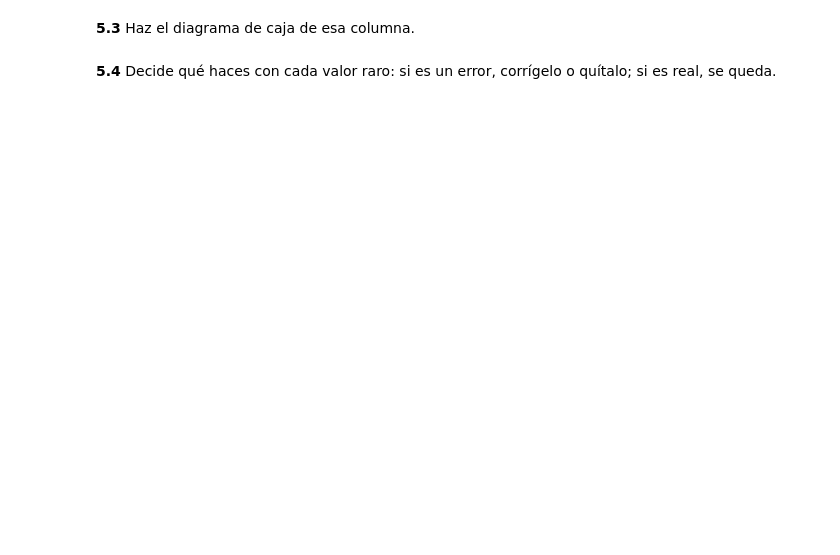
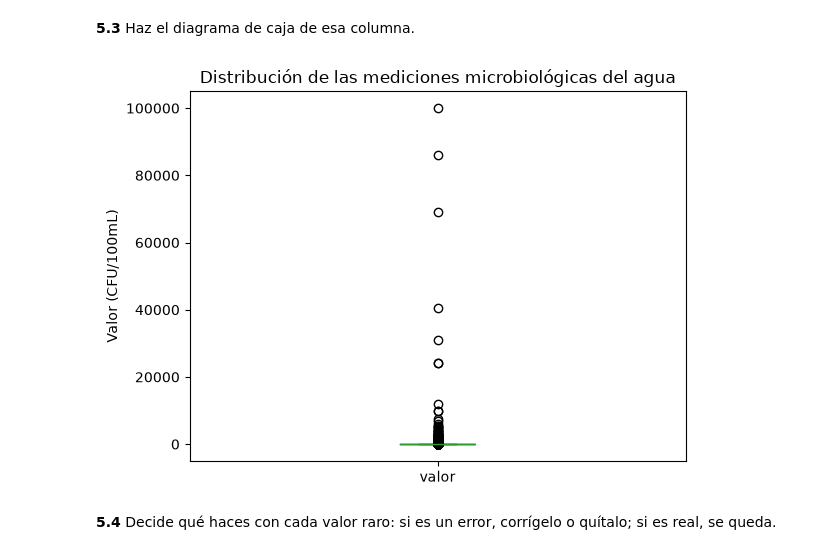
Before and after one commit to eripinor/water-quality-lab, a Jupyter notebook: eda.ipynb, the cells around one changed output. Cells and saved outputs as stored; diff of their text form; code cells hidden in the pictures; blank space fills up the shorter version.

```diff
--- a/eda.ipynb
+++ b/eda.ipynb
@@ -159,4 +387,24 @@ Busca los valores extremos y decide si son errores o casos reales.
 # %% [markdown]
 **5.3** Haz el diagrama de caja de esa columna.
+# %%
+# Qué representa el diagrama:
+    # La línea dentro de la caja: mediana.
+    # La caja: intervalo entre el primer y el tercer cuartil.
+    # Los bigotes: extensión de los valores que no se consideran atípicos según el criterio # Los puntos fuera de los bigotes: posibles valores atípicos.
+
+aguas["valor"].plot(
+    kind="box",
+    title="Distribución de las mediciones microbiológicas del agua"
+)
+
+plt.ylabel("Valor (CFU/100mL)")
+plt.show()
+
+# Tres aspectos que destacan:
+    # La caja está muy comprimida: la mayoría de las mediciones se concentran en valores bajos.
+    # Hay muchos puntos fuera de los bigotes: son valores que el criterio del diagrama identifica como atípicos.
+    # Existen valores extremos muy elevados: destacan especialmente los de 40.500, 69.000, 86.000 y 100.000.
+# %% [output]
+[figure, added]
 # %% [markdown]
 **5.4** Decide qué haces con cada valor raro: si es un error, corrígelo o quítalo; si es real, se queda.
```
Also changed, not shown: parts of 44 cells of this notebook, 3 other files.
